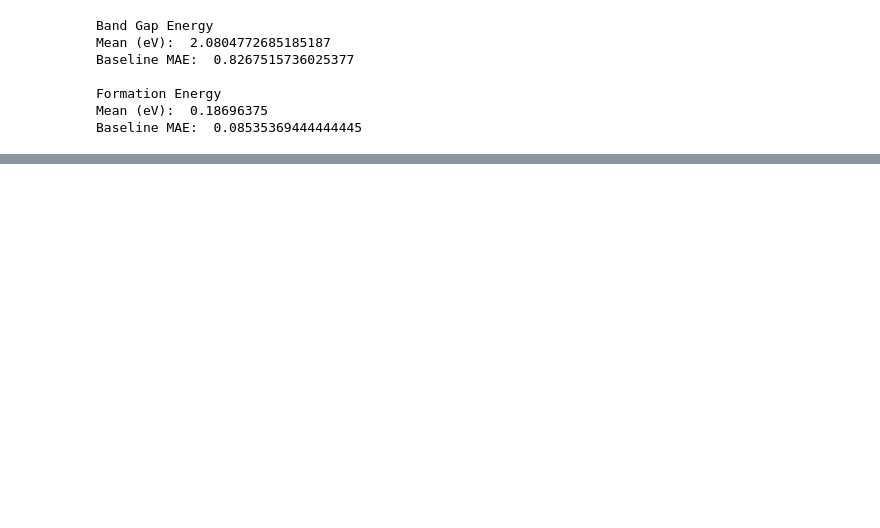
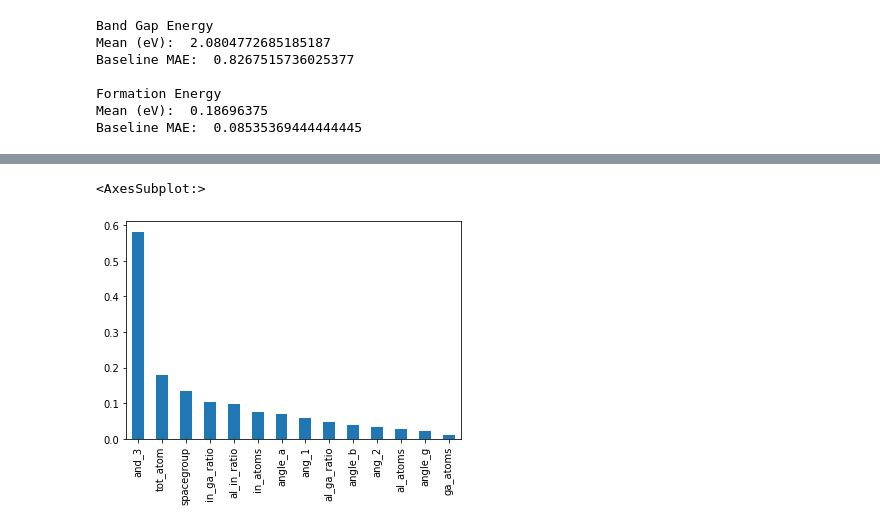
Before and after one commit to no-i-in-team/reesh, a Jupyter notebook: conductors/unit_2_project.ipynb, the cells around one changed output, grey strips where cells are left out. Cells and saved outputs as stored; diff of their text form; code cells hidden in the pictures; blank space fills up the shorter version.

```diff
--- a/conductors/unit_2_project.ipynb
+++ b/conductors/unit_2_project.ipynb
@@ -20,6 +18,7 @@ train = pd.read_csv( 'train.csv' , index_col= 'id' )
 
 test = pd.read_csv( 'test.csv' , index_col = 'id' )
 # %%
+# Cleanup and wrangle data
 train.rename( columns = { 'number_of_total_atoms' : 'tot_atom' ,
                           'percent_atom_al' : 'al_atom_p' ,
                           'percent_atom_ga' : 'ga_atom_p' ,
@@ -55,8 +54,12 @@ def wrangle(df):
     df[ 'al_in_ratio' ] = df.al_atoms / df.in_atoms
     df[ 'in_ga_ratio' ] = df.in_atoms / df.ga_atoms
 
+    redundant = [ 'al_atom_p' , 'ga_atom_p' , 'in_atom_p' ]
+
+    for col in redundant:
+        df.drop( columns = col , inplace = True )
+
     ratios = [ 'al_ga_ratio' , 'al_in_ratio' , 'in_ga_ratio' ]
-    nulls = [ np.nan , np.inf ]
 
     for col in ratios:
         df[ col ] = df[ col ].replace( np.inf , np.nan )
@@ -359 +541,27 @@ Fitting 3 folds for each of 100 candidates, totalling 300 fits
+# %%
+# Visualize feature importances
+rfr1_fimp = final_rfr1.named_steps['randomforestregressor'].feature_importances_
+rfr2_fimp = final_rfr2.named_steps['randomforestregressor'].feature_importances_
+
+xgbr1_fimp = final_xgbr1.named_steps['xgbregressor'].feature_importances_
+xgbr2_fimp = final_xgbr2.named_steps['xgbregressor'].feature_importances_
+
+rfr1_importances = pd.Series( rfr1_fimp , index = X1_train.columns )
+rfr1_importances.sort_values( ascending = False , inplace = True )
+rfr1_importances.plot( kind = 'bar' )
+
+rfr2_importances = pd.Series( rfr2_fimp , index = X2_train.columns )
+rfr2_importances.sort_values( ascending = False , inplace = True )
+rfr2_importances.plot( kind = 'bar' )
+
+xgbr1_importances = pd.Series( xgbr1_fimp , index = X1_train.columns )
+xgbr1_importances.sort_values( ascending = False , inplace = True )
+xgbr1_importances.plot( kind = 'bar' )
+
+xgbr2_importances = pd.Series( xgbr2_fimp , index = X2_train.columns )
+xgbr2_importances.sort_values( ascending = False , inplace = True )
+xgbr2_importances.plot( kind = 'bar' )
+# %% [output]
+<AxesSubplot:>
+[figure, added]
 # %%
```
Also changed, not shown: parts of 13 cells of this notebook.
